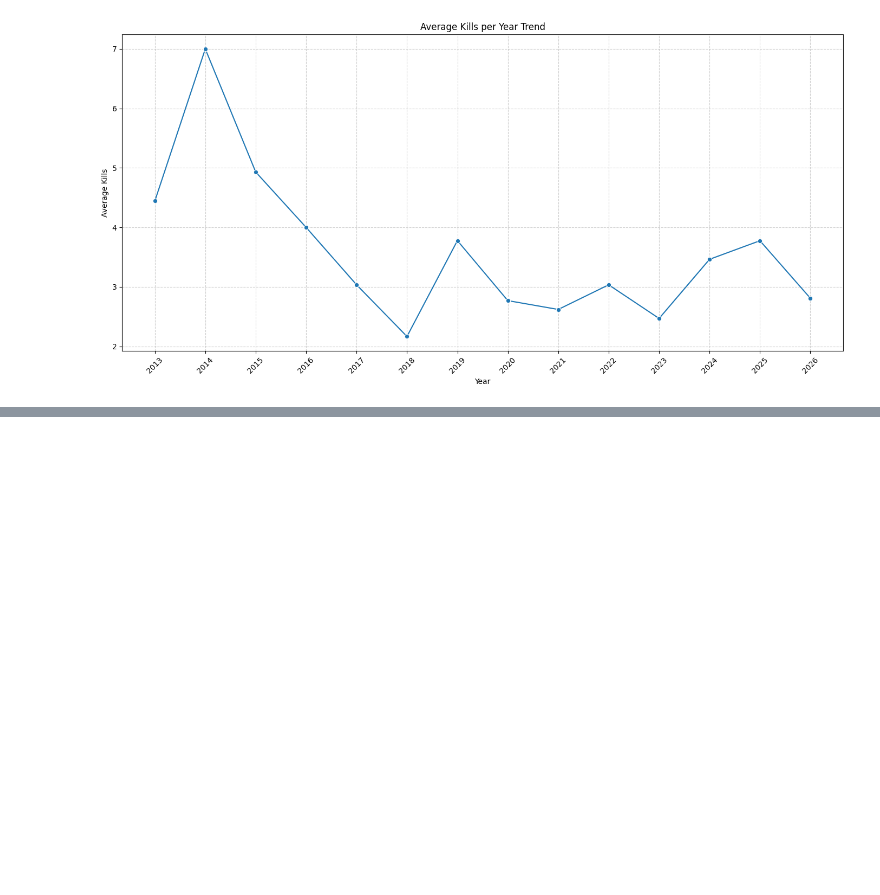
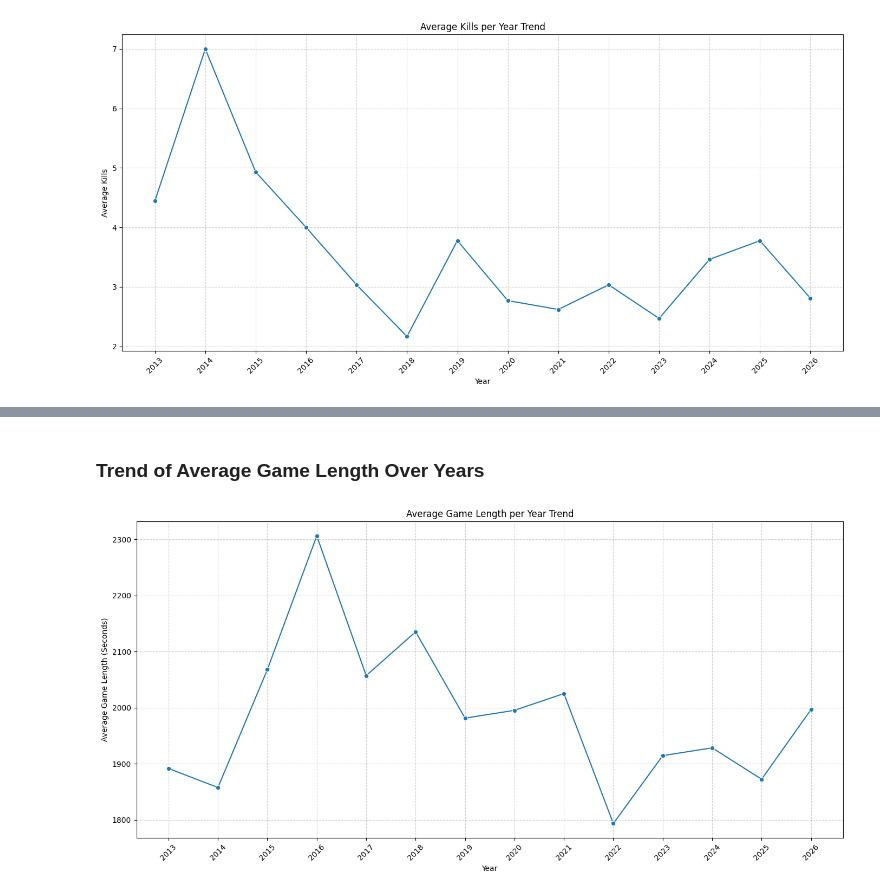
Before and after one commit to kxrrym03/Faker-LOL-Performance, a Jupyter notebook: Faker_LOL_Match_Statistics.ipynb, the cells around one changed output, grey strips where cells are left out. Cells and saved outputs as stored; diff of their text form; code cells hidden in the pictures; blank space fills up the shorter version.

```diff
--- a/Faker_LOL_Match_Statistics.ipynb
+++ b/Faker_LOL_Match_Statistics.ipynb
@@ -316,0 +331,16 @@ plt.show()
+# %% [markdown]
+### Trend of Average Game Length Over Years
+# %%
+avg_game_length_by_year = df.groupby('match_year')['game_length_seconds'].mean().reset_index()
+
+plt.figure(figsize=(14, 7))
+sns.lineplot(x='match_year', y='game_length_seconds', data=avg_game_length_by_year, marker='o')
+plt.title('Average Game Length per Year Trend')
+plt.xlabel('Year')
+plt.ylabel('Average Game Length (Seconds)')
+plt.xticks(avg_game_length_by_year['match_year'], rotation=45)
+plt.grid(True, linestyle='--', alpha=0.6)
+plt.tight_layout()
+plt.show()
+# %% [output]
+[figure, added]
```
Also changed, not shown: parts of 9 cells of this notebook.
